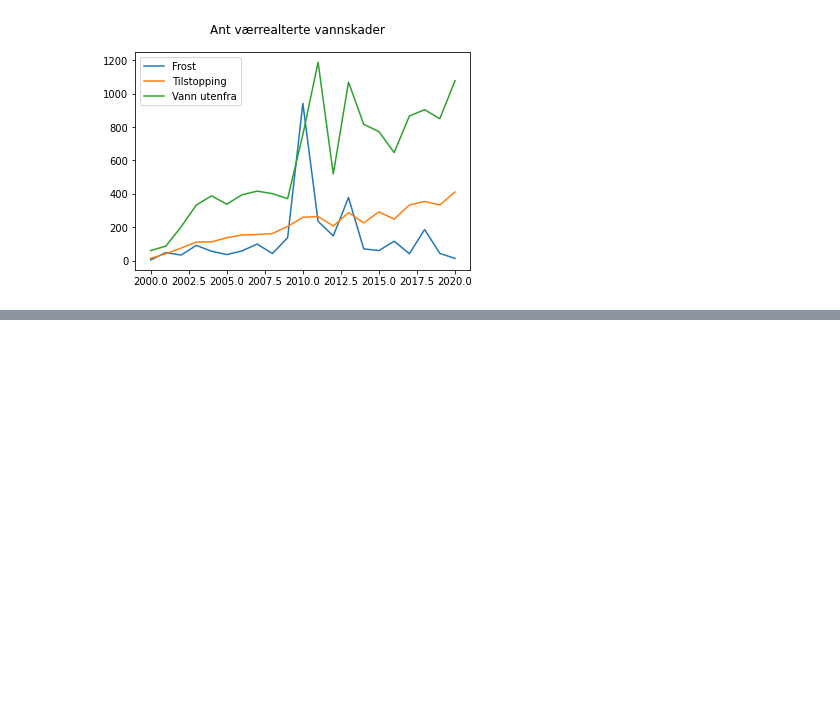
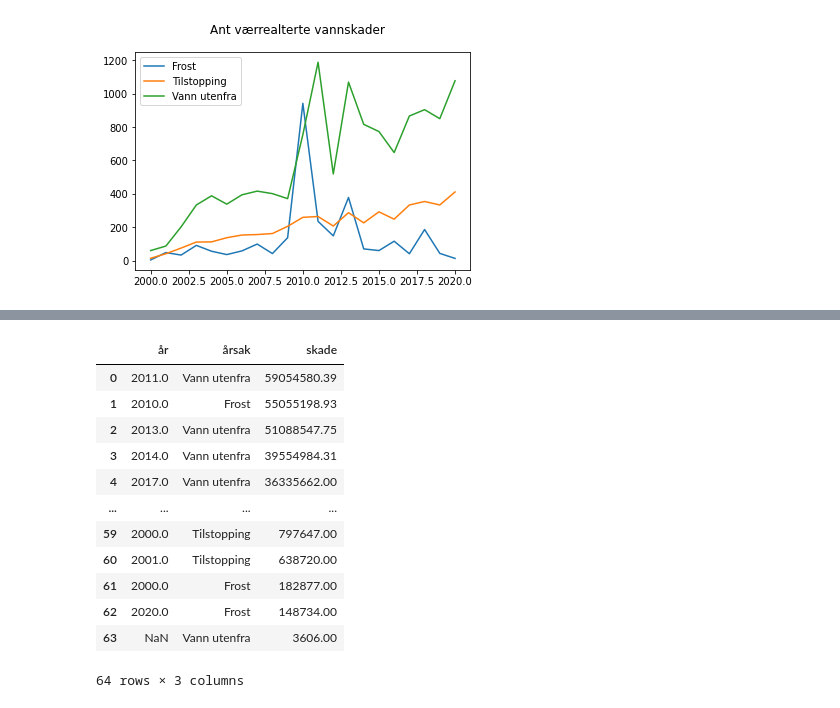
Before and after one commit to eirikngard/Eika, a Jupyter notebook: Count_vannskade.ipynb, the cells around one changed output, grey strips where cells are left out. Cells and saved outputs as stored; diff of their text form; code cells hidden in the pictures; blank space fills up the shorter version.

```diff
--- a/Count_vannskade.ipynb
+++ b/Count_vannskade.ipynb
@@ -79,0 +88,18 @@ dt.to_excel("output_test.xlsx")
+# %%
+kol = ['år','årsak','skade']
+vær = pd.read_csv('fno_værrelatert_vannskade_2000-2020.csv',sep=',',skiprows=1,names=kol)
+vær
+# %% [output]
+|  | år | årsak | skade |
+| 0 | 2011.0 | Vann utenfra | 59054580.39 |
+| 1 | 2010.0 | Frost | 55055198.93 |
+| 2 | 2013.0 | Vann utenfra | 51088547.75 |
+| 3 | 2014.0 | Vann utenfra | 39554984.31 |
+| 4 | 2017.0 | Vann utenfra | 36335662.00 |
+| ... | ... | ... | ... |
+| 59 | 2000.0 | Tilstopping | 797647.00 |
+| 60 | 2001.0 | Tilstopping | 638720.00 |
+| 61 | 2000.0 | Frost | 182877.00 |
+| 62 | 2020.0 | Frost | 148734.00 |
+| 63 | NaN | Vann utenfra | 3606.00 |
+64 rows × 3 columns
```
Also changed, not shown: parts of 12 cells of this notebook.
